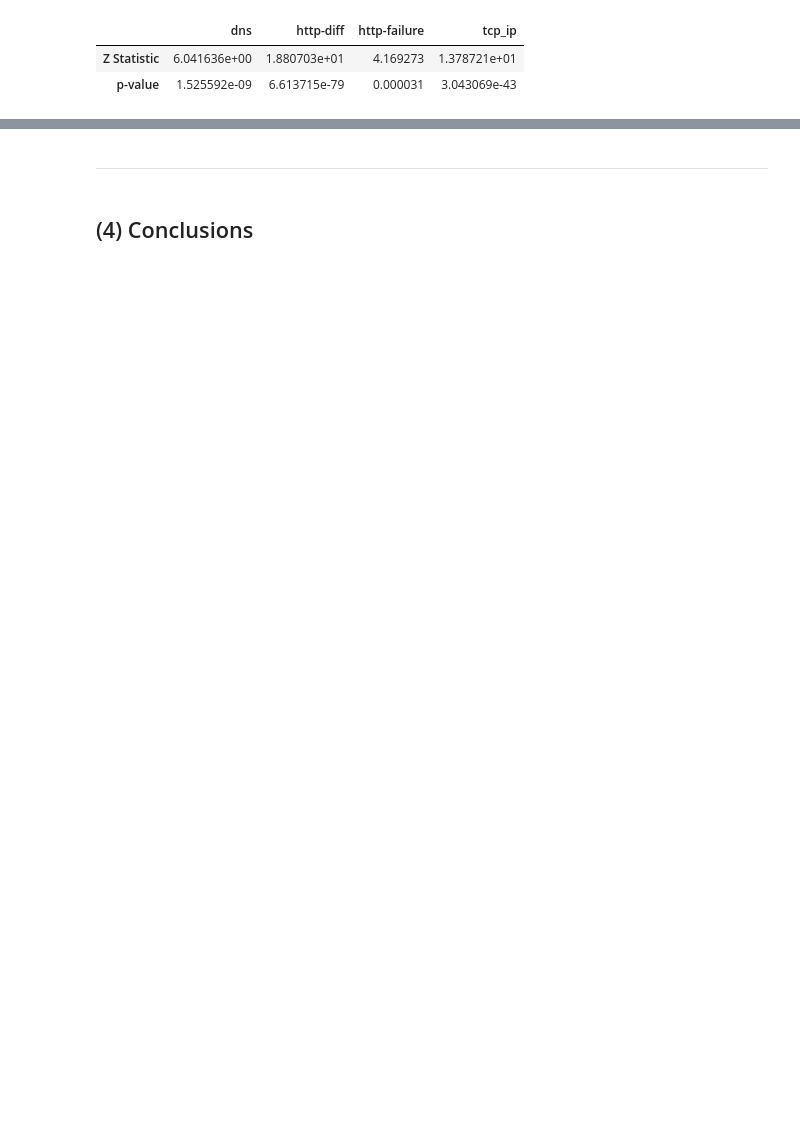
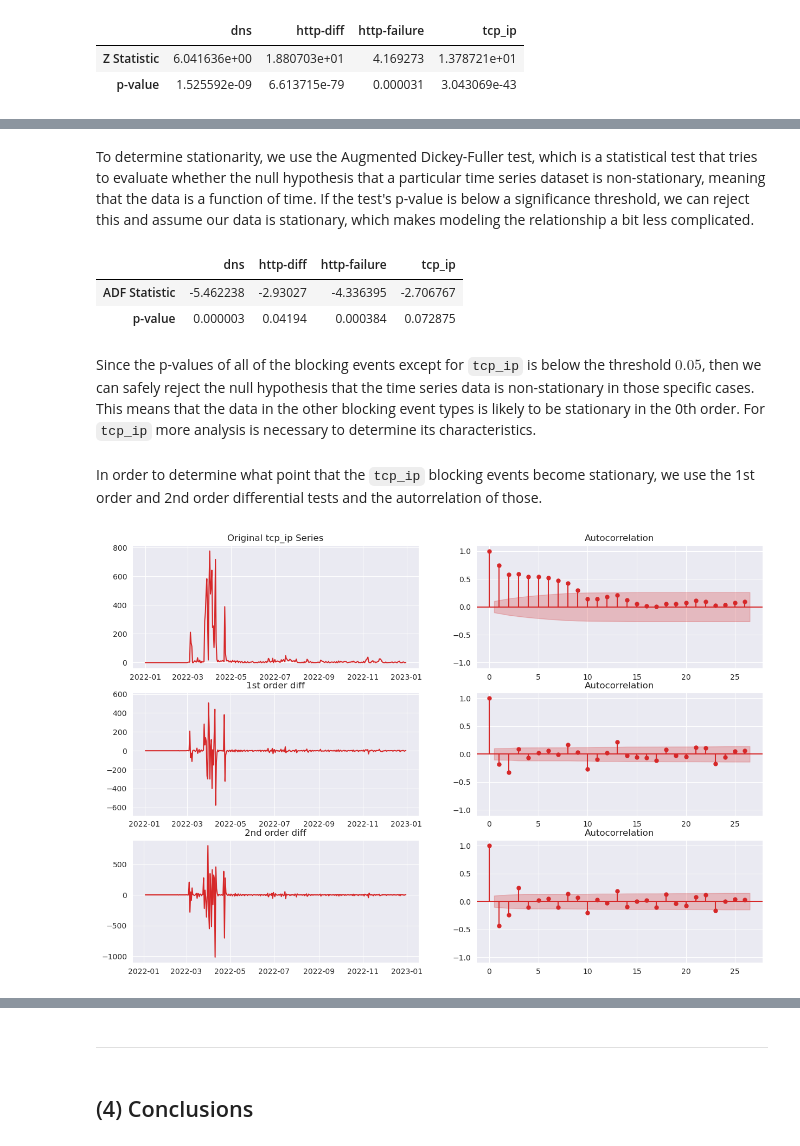
Before and after one commit to mdushkoff/OONI_DataAnalysis, a Jupyter notebook: src/FullAnalysis.ipynb, the cells around one changed output, grey strips where cells are left out. Drawn from its saved outputs; the diff is of its cells as text; code cells hidden in the pictures; blank space fills up the shorter version.

Commit message:
Added More Analysis

```diff
--- a/src/FullAnalysis.ipynb
+++ b/src/FullAnalysis.ipynb
@@ -497,0 +539,2 @@ pd.DataFrame(ztest(m_innerA, m_outerA, value=0), index=['Z Statistic', 'p-value'
+# %% [markdown]
+To determine stationarity, we use the Augmented Dickey-Fuller test, which is a statistical test that tries to evaluate whether the null hypothesis that a particular time series dataset is non-stationary, meaning that the data is a function of time. If the test's p-value is below a significance threshold, we can reject this and assume our data is stationary, which makes modeling the relationship a bit less complicated.
@@ -497,0 +563,54 @@ pd.DataFrame(ztest(m_innerA, m_outerA, value=0), index=['Z Statistic', 'p-value'
+# %%
+# Compute ADF
+t = totals1['hr']['2022']
+tdf = pd.DataFrame(t).drop('False', axis=1)
+adf_tests = { typ : [adfuller(t[typ])[0], adfuller(t[typ])[1]] for typ in blocking_events['hr']['2022'] if typ not in ['False']}
+pd.DataFrame(adf_tests, index=['ADF Statistic', 'p-value'])
+# %% [output]
+|  | dns | http-diff | http-failure | tcp_ip |
+| ADF Statistic | -5.462238 | -2.93027 | -4.336395 | -2.706767 |
+| p-value | 0.000003 | 0.04194 | 0.000384 | 0.072875 |
+# %% [markdown]
+Since the p-values of all of the blocking events except for `tcp_ip` is below the threshold $0.05$, then we can safely reject the null hypothesis that the time series data is non-stationary in those specific cases.  This means that the data in the other blocking event types is likely to be stationary in the 0th order.  For `tcp_ip` more analysis is necessary to determine its characteristics.
+# %% [markdown]
+In order to determine what point that the `tcp_ip` blocking events become stationary, we use the 1st order and 2nd order differential tests and the autorrelation of those.
+# %%
+# Set plot options
+plt.rcParams['figure.figsize'] = [15, 10]
+color = palette[len(tdf.columns)-1]
+
+# Calculate differentials
+diff_0 = tdf['tcp_ip']
+diff_1 = diff_0.diff().dropna()
+diff_2 = diff_1.diff().dropna()
+
+# Plot all differentials and their autocorrelation
+fig, axes = plt.subplots(3,2, sharex=False)
+axes[0, 0].plot(diff_0, color=color)
+axes[0, 0].set_title('Original tcp_ip Series')
+plot_acf(diff_0, ax=axes[0, 1])
+axes[0, 1].set_ylim(-1.1, 1.1)
+
+# 1st order differencing
+axes[1, 0].plot(diff_1, color=color)
+axes[1, 0].set_title('1st order diff')
+axes[1, 0].set_ymargin(0.1)
+plot_acf(diff_1, ax=axes[1, 1])
+axes[1, 1].set_ylim(-1.1, 1.1)
+
+# 2nd order differencing
+axes[2, 0].plot(diff_2, color=color)
+axes[2, 0].set_title('2nd order diff')
+plot_acf(diff_2, ax=axes[2, 1])
+axes[2,1].set_ylim(-1.1, 1.1)
+
+for i in range(0,3):
+    for line in axes[i,1].get_lines():
+        line.set_color(color)
+    for marker in axes[i,1].collections:
+        marker.set_color(color)
+
+# Show the plot
+plt.show()
+# %% [output]
+[figure, added]
```
Also changed, not shown: parts of 23 cells of this notebook.
